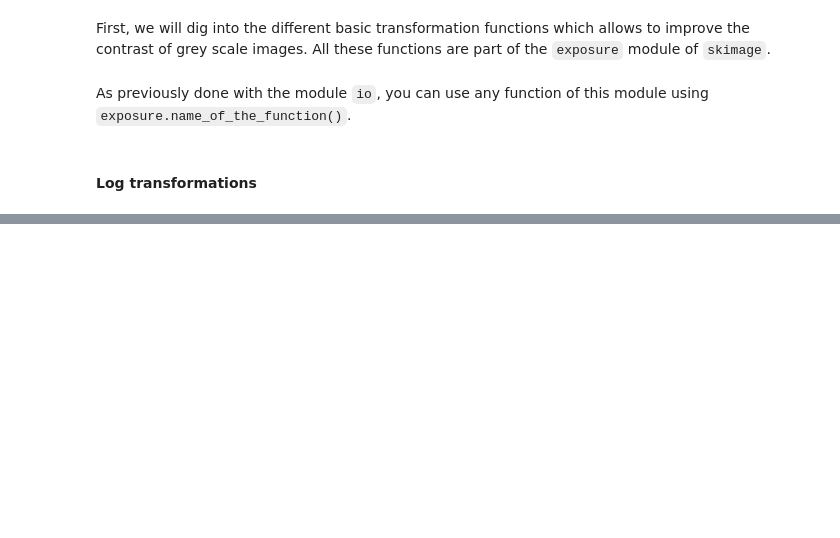
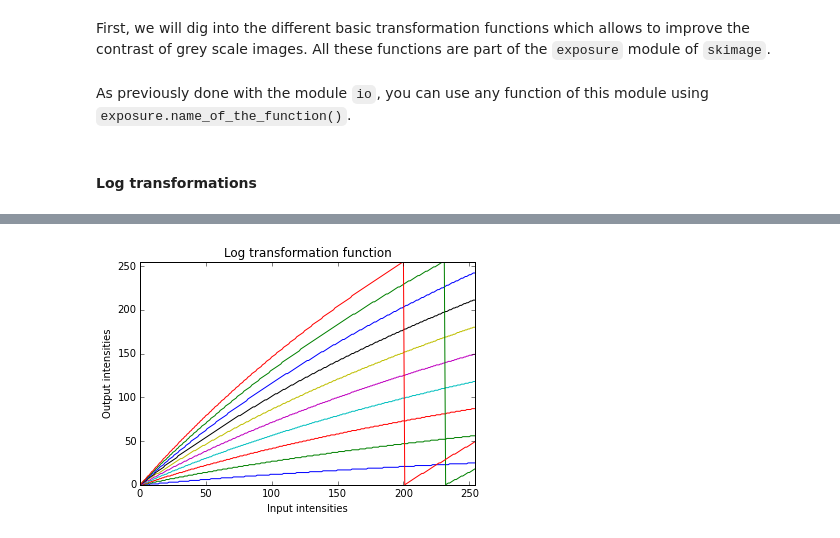
Before and after one commit to yanik-porto/B31XB-IIP-Introduction-skimage, a Jupyter notebook: 01-Introduction-skimage.ipynb, the cells around one changed output, grey strips where cells are left out. Saved outputs shown, nothing was run; the diff lists cells and outputs as text; code cells hidden in the pictures; blank space fills up the shorter version.

```diff
--- a/01-Introduction-skimage.ipynb
+++ b/01-Introduction-skimage.ipynb
@@ -196,0 +185,18 @@ io.imshow(lena_im_log)
+# %%
+# Define a set of 256 values ranging from 0 to 255
+x = np.arange(255, dtype='uint8')
+
+# Define the parameter c
+c = np.linspace(.1, 1.2, num=10)
+
+# Plot the transform function
+plt.figure()
+for c_par in c:
+    plt.plot(x, exposure.adjust_log(x, gain = c_par))
+plt.xlabel('Input intensities')
+plt.ylabel('Output intensities')
+plt.title('Log transformation function')
+plt.axis('tight')
+plt.show()
+# %% [output]
+[figure, added]
```
Also changed, not shown: parts of 27 cells of this notebook, 1 other file.
